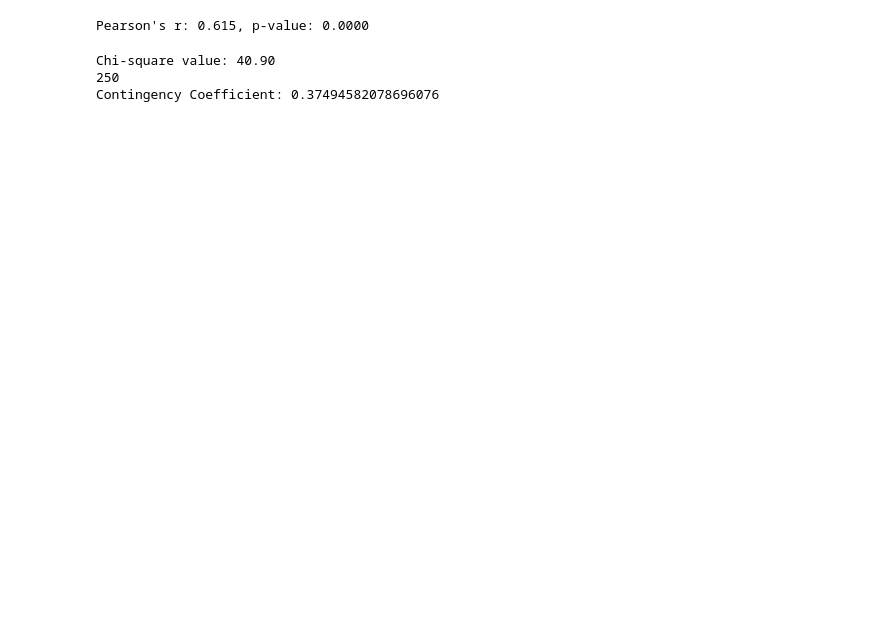
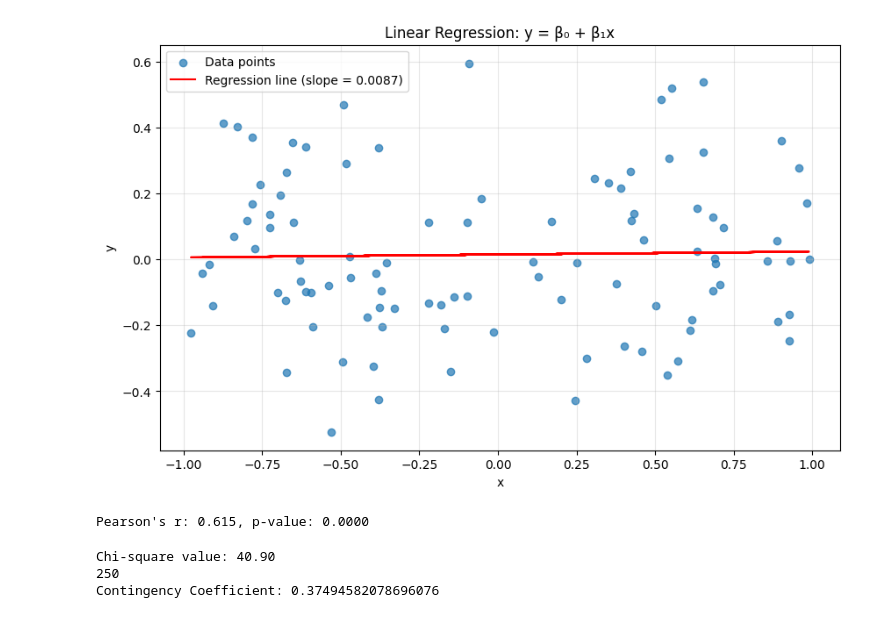
Before and after one commit to PawelNecel05/ds2025, a Jupyter notebook: Untitled-1.ipynb, the cells around one changed output. Saved outputs shown, nothing was run; the diff lists cells and outputs as text; code cells hidden in the pictures; blank space fills up the shorter version.

```diff
--- a/Untitled-1.ipynb
+++ b/Untitled-1.ipynb
@@ -3,11 +3,45 @@ import matplotlib.pyplot as plt
 import numpy as np
 import pandas as pd
 import scipy.stats as ss
-df = pd.read_csv('dataset.csv')
-spearman_rho, spearman_p = ss.spearmanr(df['engine'], df['fuel']) # engines: spearman or kendall
-kendall_tau, kendall_p = ss.kendalltau(df['engine'], df['fuel']) #penguins: pearson
+# Load the data (you already have this)
+df = pd.read_csv('regression.csv')
 
-print(f"Spearman's ρ: {spearman_rho:.3f}, p-value: {spearman_p:.4f}")
-print(f"Kendall's τ: {kendall_tau:.3f}, p-value: {kendall_p:.4f}")
-print(df.groupby("engine")["fuel"].median().sort_index())
+# Examine the data structure first
+print("Data shape:", df.shape)
+print("\nColumn names:")
+print(df.columns.tolist())
+print("\nFirst few rows:")
+print(df.head())
+
+# Estimate linear regression of y on x
+from scipy.stats import linregress
+
+# Perform linear regression
+slope, intercept, r_value, p_value, std_err = linregress(df['x'], df['y'])
+
+print(f"\nLinear Regression Results:")
+print(f"Slope (β₁): {slope:.4f}")
+print(f"Intercept (β₀): {intercept:.4f}")
+print(f"R-squared: {r_value**2:.4f}")
+print(f"P-value: {p_value:.4f}")
+print(f"Standard error of slope: {std_err:.4f}")
+
+# Alternative using statsmodels for more detailed output
+import statsmodels.api as sm
+
+X = sm.add_constant(df['x'])  # Add intercept term
+model = sm.OLS(df['y'], X).fit()
+print(f"\nDetailed Regression Summary:")
+print(model.summary())
+
+# Create scatter plot with regression line
+plt.figure(figsize=(10, 6))
+plt.scatter(df['x'], df['y'], alpha=0.7, label='Data points')
+plt.plot(df['x'], slope * df['x'] + intercept, 'r-', label=f'Regression line (slope = {slope:.4f})')
+plt.xlabel('x')
+plt.ylabel('y')
+plt.title('Linear Regression: y = β₀ + β₁x')
+plt.legend()
+plt.grid(True, alpha=0.3)
+plt.show()
 # %% [output]
@@ -31,3 +65,4 @@ dtype: int64
+[figure, added]
 # %%
 penguin = pd.read_csv('dataset(2).csv')
 numeric_cols = penguin.select_dtypes(include=['float64', 'int64']).columns
```
Also changed, not shown: parts of 1 cell of this notebook, 3 other files.
